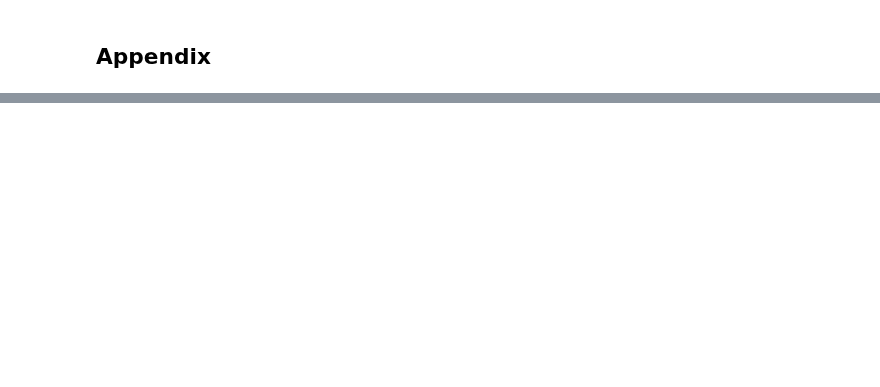
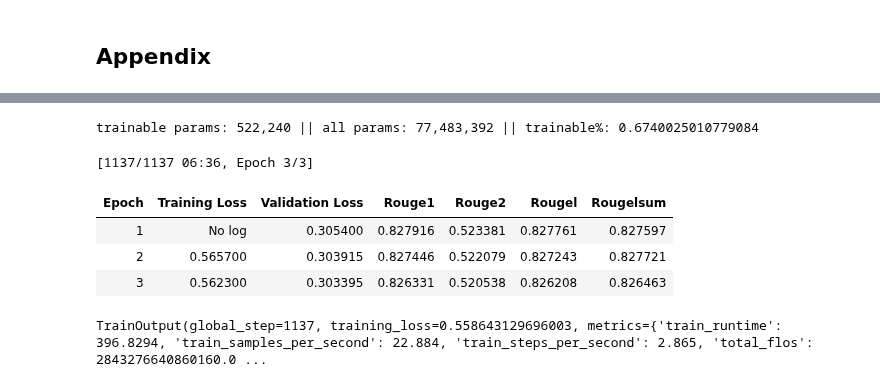
Before and after one commit to sriksmachi/sriksml, a Jupyter notebook: language-models/llm_assignment.ipynb, the cells around one changed output, grey strips where cells are left out. Drawn from its saved outputs; the diff is of its cells as text; code cells hidden in the pictures; blank space fills up the shorter version.

```diff
--- a/language-models/llm_assignment.ipynb
+++ b/language-models/llm_assignment.ipynb
@@ -579,5 +604,5 @@ trainer.evaluate()
 # %%
-last_checkpoint = "./results/checkpoint-2500"
+last_checkpoint = "./results/checkpoint-500"
 finetuned_model = T5ForConditionalGeneration.from_pretrained(last_checkpoint)
 tokenizer = T5Tokenizer.from_pretrained(last_checkpoint)
 # %% [output]
@@ -644,0 +670,3 @@ acialacialacialacialacialacialacialacialacialacialacialacialacialacialacialacial
+# %%
+model = AutoModelForSeq2SeqLM.from_pretrained(model_name)
+print(model)
@@ -644,0 +691,36 @@ acialacialacialacialacialacialacialacialacialacialacialacialacialacialacialacial
+# %%
+from peft import PeftModel, PeftConfig, LoraConfig, TaskType
+from peft import get_peft_config, get_peft_model, get_peft_model_state_dict, LoraConfig, TaskType
+
+lora_config = LoraConfig(
+    r=16, #Rank
+    lora_alpha=32,
+    target_modules=["lm_head"], # we can use layer names from above to target more modules, here I'm only training linear layer
+    lora_dropout=0.05,
+    bias="none",
+    task_type=TaskType.SEQ_2_SEQ_LM # FLAN-T5
+)
+
+peft_model = get_peft_model(model, lora_config)
+peft_model.print_trainable_parameters()
+
+trainer = Seq2SeqTrainer(
+   model=peft_model,
+   args=training_args,
+   train_dataset=tensored_data["train"],
+   eval_dataset=tensored_data["test"],
+   tokenizer=tokenizer,
+   data_collator=data_collator,
+   compute_metrics=compute_metrics
+)
+# %% [output]
+trainable params: 522,240 || all params: 77,483,392 || trainable%: 0.6740025010779084
+# %%
+trainer.train()
+# %% [output]
+[1137/1137 06:36, Epoch 3/3]
+| Epoch | Training Loss | Validation Loss | Rouge1 | Rouge2 | Rougel | Rougelsum |
+| 1 | No log | 0.305400 | 0.827916 | 0.523381 | 0.827761 | 0.827597 |
+| 2 | 0.565700 | 0.303915 | 0.827446 | 0.522079 | 0.827243 | 0.827721 |
+| 3 | 0.562300 | 0.303395 | 0.826331 | 0.520538 | 0.826208 | 0.826463 |
+TrainOutput(global_step=1137, training_loss=0.558643129696003, metrics={'train_runtime': 396.8294, 'train_samples_per_second': 22.884, 'train_steps_per_second': 2.865, 'total_flos': 2843276640860160.0 ...
```
Also changed, not shown: parts of 32 cells of this notebook.
